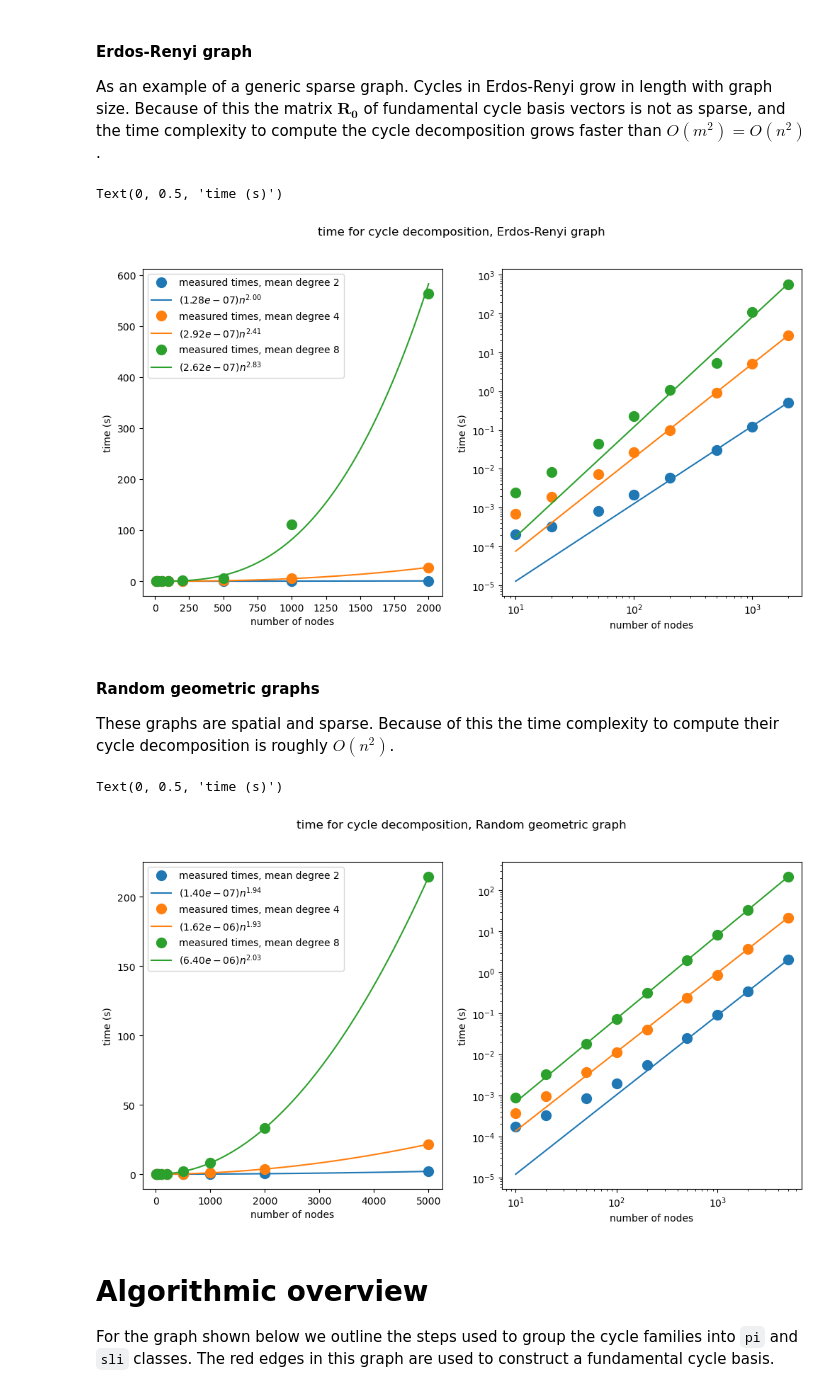
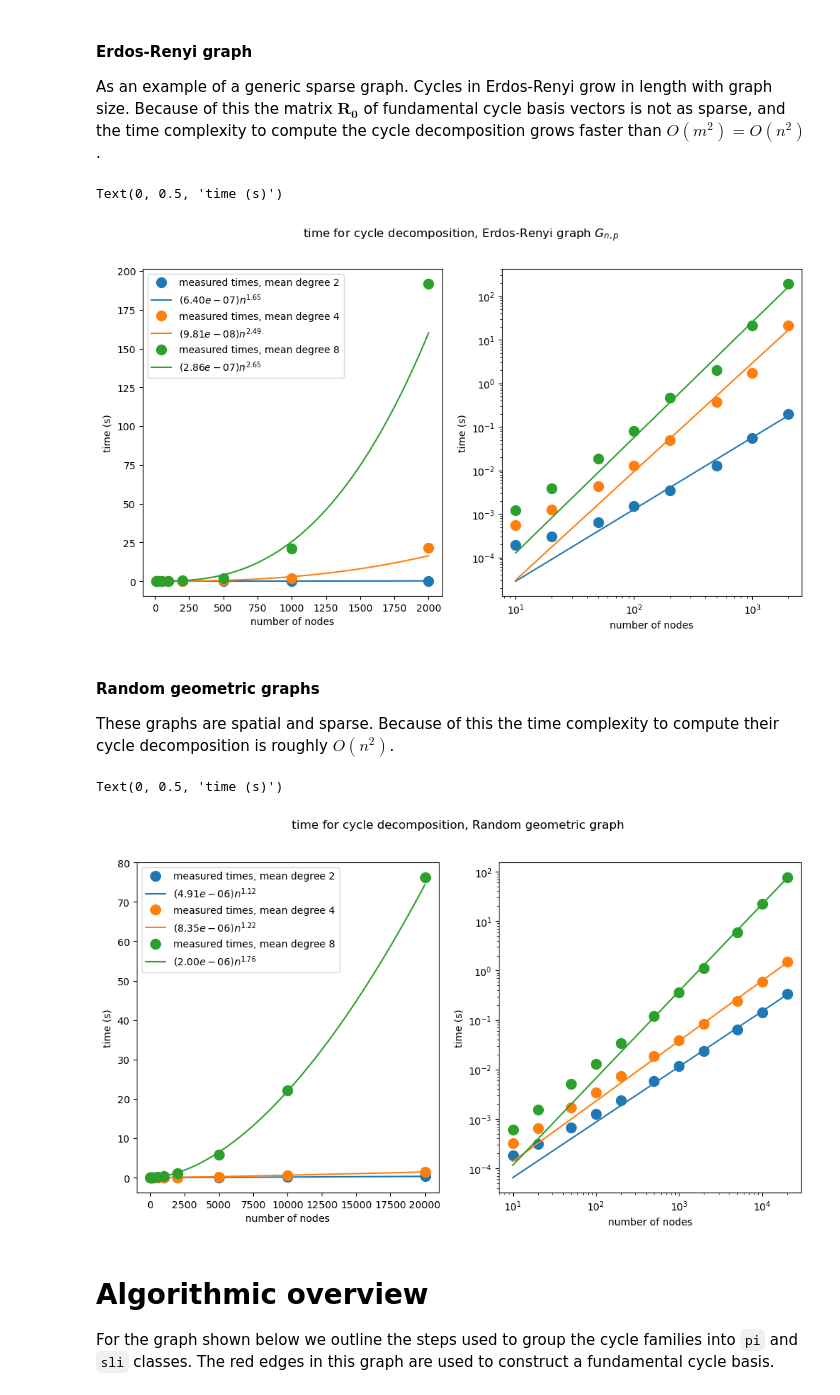
Before and after one commit to perrineruth/Sampling_Minimum_Cycle_Bases, a Jupyter notebook: examples/cycle_decomposition.ipynb, the cells around one changed output. Drawn from its saved outputs; the diff is of its cells as text; code cells hidden in the pictures.

```diff
--- a/examples/cycle_decomposition.ipynb
+++ b/examples/cycle_decomposition.ipynb
@@ -236,10 +240,10 @@ As an example of the complexity for dense graphs. Here $m=O(n^2)$, so we expect
 import timeit
 # %%
 # sample times
-n_list = np.array([5,10,20,50,100,200])
+n_list = np.array([5,10,20,50,100,200,400])
 times = np.zeros_like(n_list,dtype=float)
 for i,n in enumerate(n_list):
-    trials = 200//n
+    trials = 400//n
     G = nx.complete_graph(n)
     times[i] = timeit.timeit(lambda: cxc.cycle_decomposition(G),number=trials)/trials
 
@@ -249,7 +253,7 @@ A = np.vstack((weights*np.ones_like(n_list),weights*np.log(n_list))).T
 logC,p = np.linalg.lstsq(A,weights*np.log(times))[0]
 
 fig,ax=plt.subplots(1,2,figsize=(12,6))
-fig.suptitle('time for cycle decomposition, Erdos-Renyi')
+fig.suptitle(r'time for cycle decomposition, complete graph $K_n$')
 # display in normal scale to show growth
 ax[0].plot(n_list,times,'.C0',ms=20)
 xvals = np.linspace(n_list[0],n_list[-1],100)
@@ -275,16 +279,16 @@ As an example of a generic sparse graph. Cycles in Erdos-Renyi grow in length wi
 # sample times
 n_list = np.array([10,20,50,100,200,500,1000,2000])
 fig,ax=plt.subplots(1,2,figsize=(12,6))
-fig.suptitle('time for cycle decomposition, Erdos-Renyi graph')
+fig.suptitle(r'time for cycle decomposition, Erdos-Renyi graph $G_{n,p}$')
 
 for idx,kmean in enumerate([2,4,8]):
     times = np.zeros_like(n_list,dtype=float)
     for i,n in enumerate(n_list):
-        trials = 40_000//n//kmean
-        times[i] = timeit.timeit(lambda: cxc.cycle_decomposition(nx.erdos_renyi_graph(n,kmean/(n-1))),number=trials)/trials
+        trials = 16_000//n//kmean
+        times[i] = timeit.timeit(lambda: cxc.cycle_decomposition(nx.fast_gnp_random_graph(n,kmean/(n-1))),number=trials)/trials
 
     # power law fit
-    weights = n_list # weight larger graphs highter, reduces small graph effects
+    weights = np.sqrt(n_list) # weight larger graphs highter, reduces small graph effects
     A = np.vstack((weights*np.ones_like(n_list),weights*np.log(n_list))).T
     logC,p = np.linalg.lstsq(A,weights*np.log(times))[0]
 
@@ -305,48 +309,48 @@ ax[1].set_yscale('log')
 ax[1].set_ylabel('time (s)')
 # %% [output]
 Text(0, 0.5, 'time (s)')
-[figure, old version]
+[figure, new version]
 # %% [markdown]
 #### Random geometric graphs
 These graphs are spatial and sparse. Because of this the time complexity to compute their cycle decomposition is roughly $O(n^2)$.
 # %%
 # sample times
-n_list = np.array([10,20,50,100,200,500,1000,2000,5000])
+n_list = np.array([10,20,50,100,200,500,1000,2000,5000,10000,20000])
 fig,ax=plt.subplots(1,2,figsize=(12,6))
 fig.suptitle('time for cycle decomposition, Random geometric graph')
 
 for idx,kmean in enumerate([2,4,8]):
     times = np.zeros_like(n_list,dtype=float)
     for i,n in enumerate(n_list):
-        trials = 40_000//n//kmean
+        trials = 160_000//n//kmean
         # for _ in range(trials):
         #     G = nx.random_geometric_graph(n,np.sqrt(kmean/(n-1)/np.pi))
         times[i] = timeit.timeit(lambda: cxc.cycle_decomposition(nx.random_geometric_graph(n,np.sqrt(kmean/(n-1)/np.pi))),number=trials)/trials
         # times[i] /= trials
 
     # power law fit
-    weights = n_list # weight larger times higher, there are small graph effects
+    weights = np.sqrt(n_list) # weight larger times higher, there are small graph effects
     A = np.vstack((weights*np.ones_like(n_list),weights*np.log(n_list))).T
     logC,p = np.linalg.lstsq(A,weights*np.log(times))[0]
 
     ax[0].plot(n_list,times,f'.C{idx}',ms=20,label=f'measured times, mean degree {kmean}')
     xvals = np.linspace(n_list[0],n_list[-1],100)
     ax[0].plot(xvals, np.exp(logC)*xvals**p, f'C{idx}', label=fr'$({np.exp(logC):.2e}) n^{{{p:4.2f}}}$')
     ax[1].plot(n_list,times,f'.C{idx}',ms=20)
     ax[1].plot(xvals, np.exp(logC)*xvals**p,f'C{idx}')
 
 # display in normal scale to show growth
 ax[0].legend()
 ax[0].set_xlabel('number of nodes')
 ax[0].set_ylabel('time (s)')
 # loglog scale to show accuracy
 ax[1].set_xscale('log')
 ax[1].set_xlabel('number of nodes')
 ax[1].set_yscale('log')
 ax[1].set_ylabel('time (s)')
 # %% [output]
 Text(0, 0.5, 'time (s)')
-[figure, old version]
+[figure, new version]
 # %% [markdown]
 # Algorithmic overview
 For the graph shown below we outline the steps used to group the cycle families into `pi` and `sli` classes. The red edges in this graph are used to construct a fundamental cycle basis.
```
Also changed, not shown: parts of 8 cells of this notebook, 8 other files.
